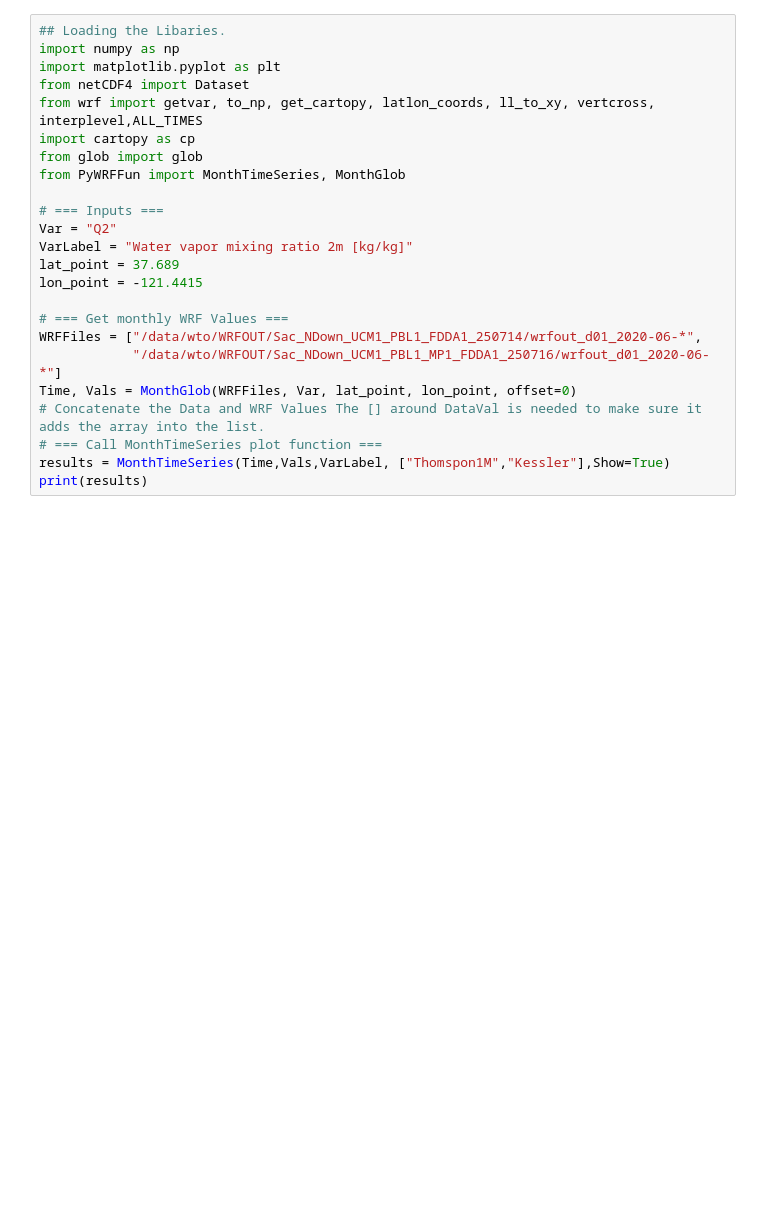
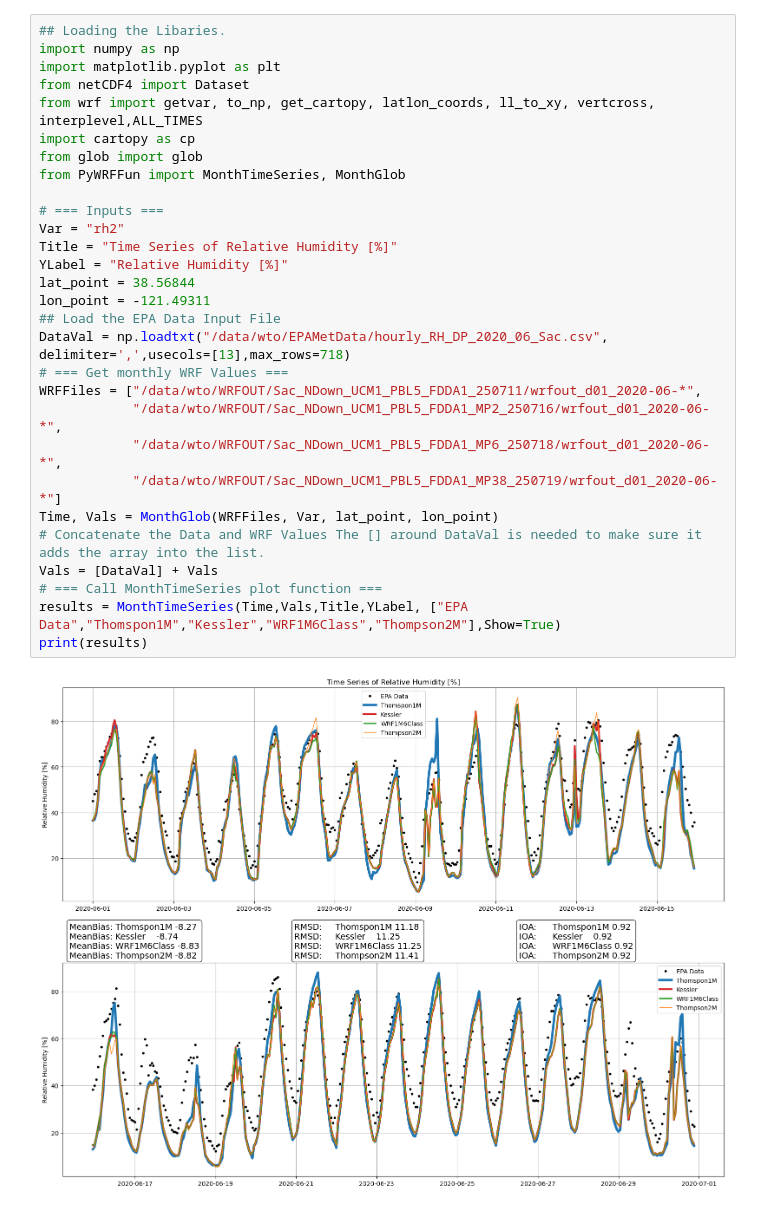
Before and after one commit to wtoslac/LCLUCWRF, a Jupyter notebook: PyWRF/CompareMicroPhysicsModels.ipynb, the cells around one changed output. Cells and saved outputs as stored; diff of their text form; blank space fills up the shorter version.

```diff
--- a/PyWRF/CompareMicroPhysicsModels.ipynb
+++ b/PyWRF/CompareMicroPhysicsModels.ipynb
@@ -65,24 +35,31 @@ print(results)
 # %%
 ## Loading the Libaries.
 import numpy as np
 import matplotlib.pyplot as plt
 from netCDF4 import Dataset
 from wrf import getvar, to_np, get_cartopy, latlon_coords, ll_to_xy, vertcross, interplevel,ALL_TIMES
 import cartopy as cp
 from glob import glob
 from PyWRFFun import MonthTimeSeries, MonthGlob
 
 # === Inputs ===
-Var = "Q2"
-VarLabel = "Water vapor mixing ratio 2m [kg/kg]"
-lat_point = 37.689
-lon_point = -121.4415
-
+Var = "rh2"
+Title = "Time Series of Relative Humidity [%]"
+YLabel = "Relative Humidity [%]"
+lat_point = 38.56844
+lon_point = -121.49311
+## Load the EPA Data Input File
+DataVal = np.loadtxt("/data/wto/EPAMetData/hourly_RH_DP_2020_06_Sac.csv", delimiter=',',usecols=[13],max_rows=718)
 # === Get monthly WRF Values ===
-WRFFiles = ["/data/wto/WRFOUT/Sac_NDown_UCM1_PBL1_FDDA1_250714/wrfout_d01_2020-06-*",
-            "/data/wto/WRFOUT/Sac_NDown_UCM1_PBL1_MP1_FDDA1_250716/wrfout_d01_2020-06-*"]
-Time, Vals = MonthGlob(WRFFiles, Var, lat_point, lon_point, offset=0)
+WRFFiles = ["/data/wto/WRFOUT/Sac_NDown_UCM1_PBL5_FDDA1_250711/wrfout_d01_2020-06-*",
+            "/data/wto/WRFOUT/Sac_NDown_UCM1_PBL5_FDDA1_MP2_250716/wrfout_d01_2020-06-*",
+            "/data/wto/WRFOUT/Sac_NDown_UCM1_PBL5_FDDA1_MP6_250718/wrfout_d01_2020-06-*",
+            "/data/wto/WRFOUT/Sac_NDown_UCM1_PBL5_FDDA1_MP38_250719/wrfout_d01_2020-06-*"]
+Time, Vals = MonthGlob(WRFFiles, Var, lat_point, lon_point)
 # Concatenate the Data and WRF Values The [] around DataVal is needed to make sure it adds the array into the list.
+Vals = [DataVal] + Vals
 # === Call MonthTimeSeries plot function ===
-results = MonthTimeSeries(Time,Vals,VarLabel, ["Thomspon1M","Kessler"],Show=True)
+results = MonthTimeSeries(Time,Vals,Title,YLabel, ["EPA Data","Thomspon1M","Kessler","WRF1M6Class","Thompson2M"],Show=True)
 print(results)
+# %% [output]
+[figure, added]
```
Also changed, not shown: parts of 3 cells of this notebook, 5 other files.
